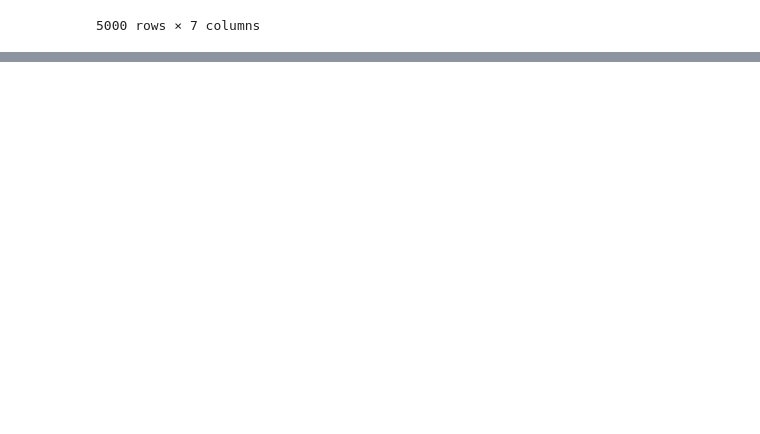
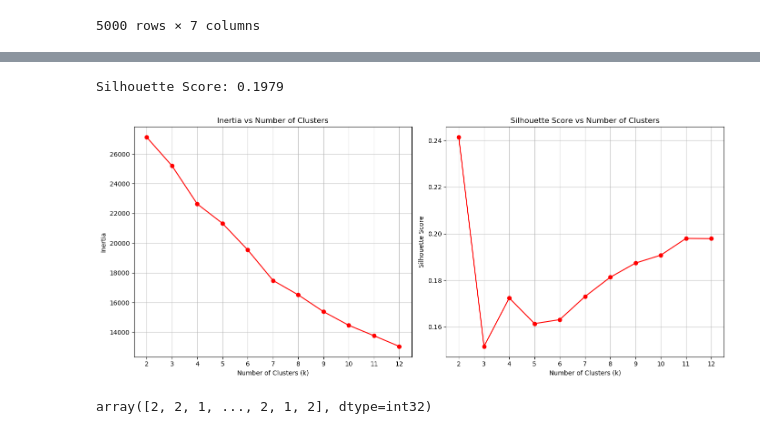
Before and after one commit to rshewatkar/ML_internship, a Jupyter notebook: New Project/new.ipynb, the cells around one changed output, grey strips where cells are left out. Drawn from its saved outputs; the diff is of its cells as text; code cells hidden in the pictures; blank space fills up the shorter version.

```diff
--- a/New Project/new.ipynb
+++ b/New Project/new.ipynb
@@ -235,0 +247,39 @@ plt.show()
+# %%
+# checking the silhouette score for the optimal number of clusters
+
+score = silhouette_score(scaled_data_df, cluster_labels)
+print(f'Silhouette Score: {score:.4f}')
+# %% [output]
+Silhouette Score: 0.1979
+# %%
+# Plotting inertia and silhouette scores for different k values
+
+plt.figure(figsize =(14,6))
+
+plt.subplot(1, 2, 1)
+plt.plot(k_values, inertia, color="red",marker='o')
+plt.title('Inertia vs Number of Clusters')
+plt.xlabel('Number of Clusters (k)')
+plt.ylabel('Inertia')
+plt.xticks(k_values)
+plt.grid(True, alpha=0.7)
+
+plt.subplot(1, 2, 2)
+plt.plot(k_values, silhouette_scores,color="red", marker='o')
+plt.title('Silhouette Score vs Number of Clusters')
+plt.xlabel('Number of Clusters (k)')
+plt.ylabel('Silhouette Score')
+plt.xticks(k_values)
+plt.grid(True, alpha=0.7)
+plt.tight_layout()
+plt.show()
+# %% [output]
+[figure, added]
+# %%
+# cluster labels assignment to the scaled data df
+kmeans = KMeans(n_clusters=3, random_state=42, max_iter=1000)
+cluster_labels = kmeans.fit_predict(scaled_data_df)
+
+cluster_labels
+# %% [output]
+array([2, 2, 1, ..., 2, 1, 2], dtype=int32)
```
Also changed, not shown: parts of 23 cells of this notebook.
